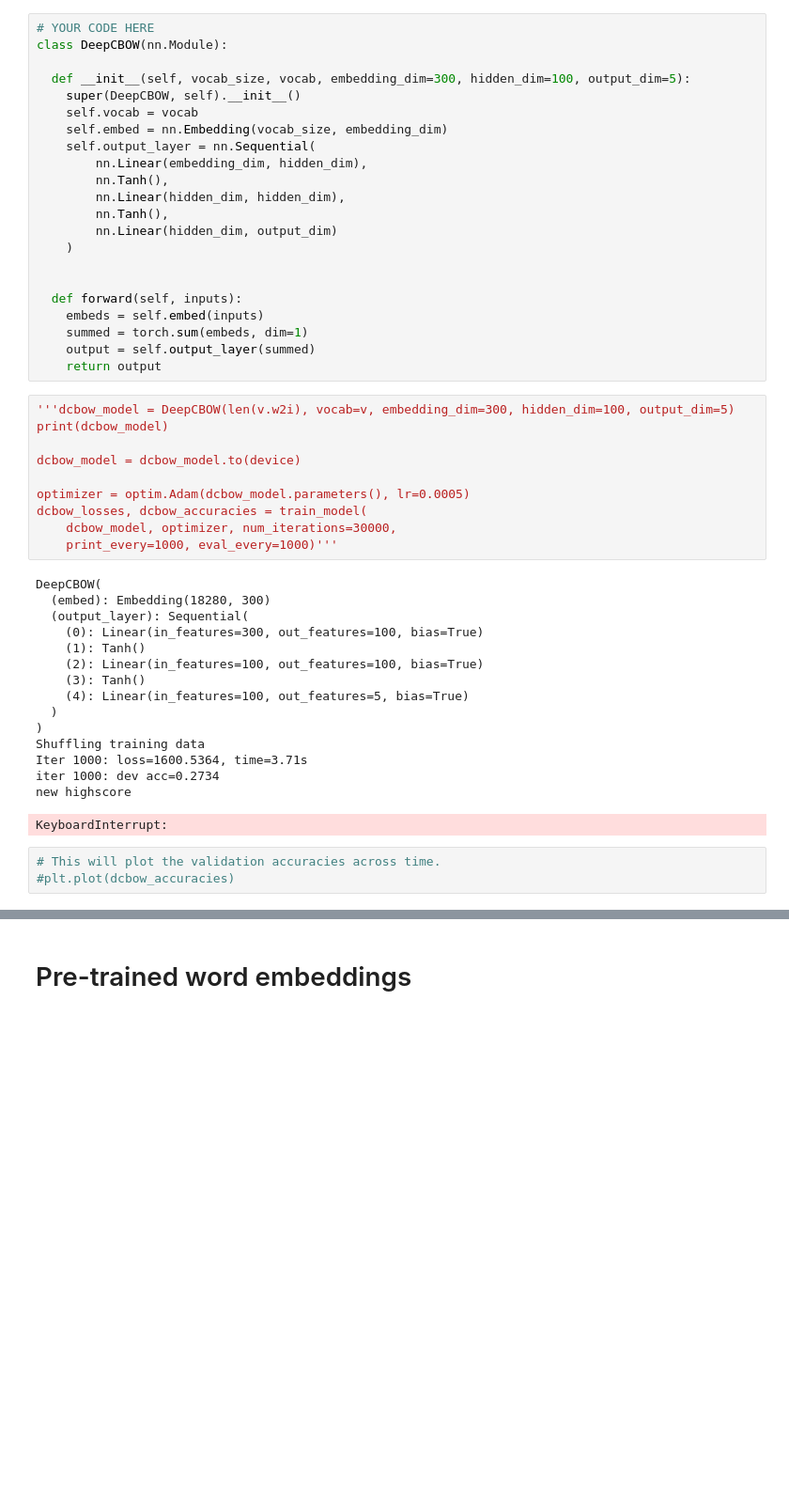
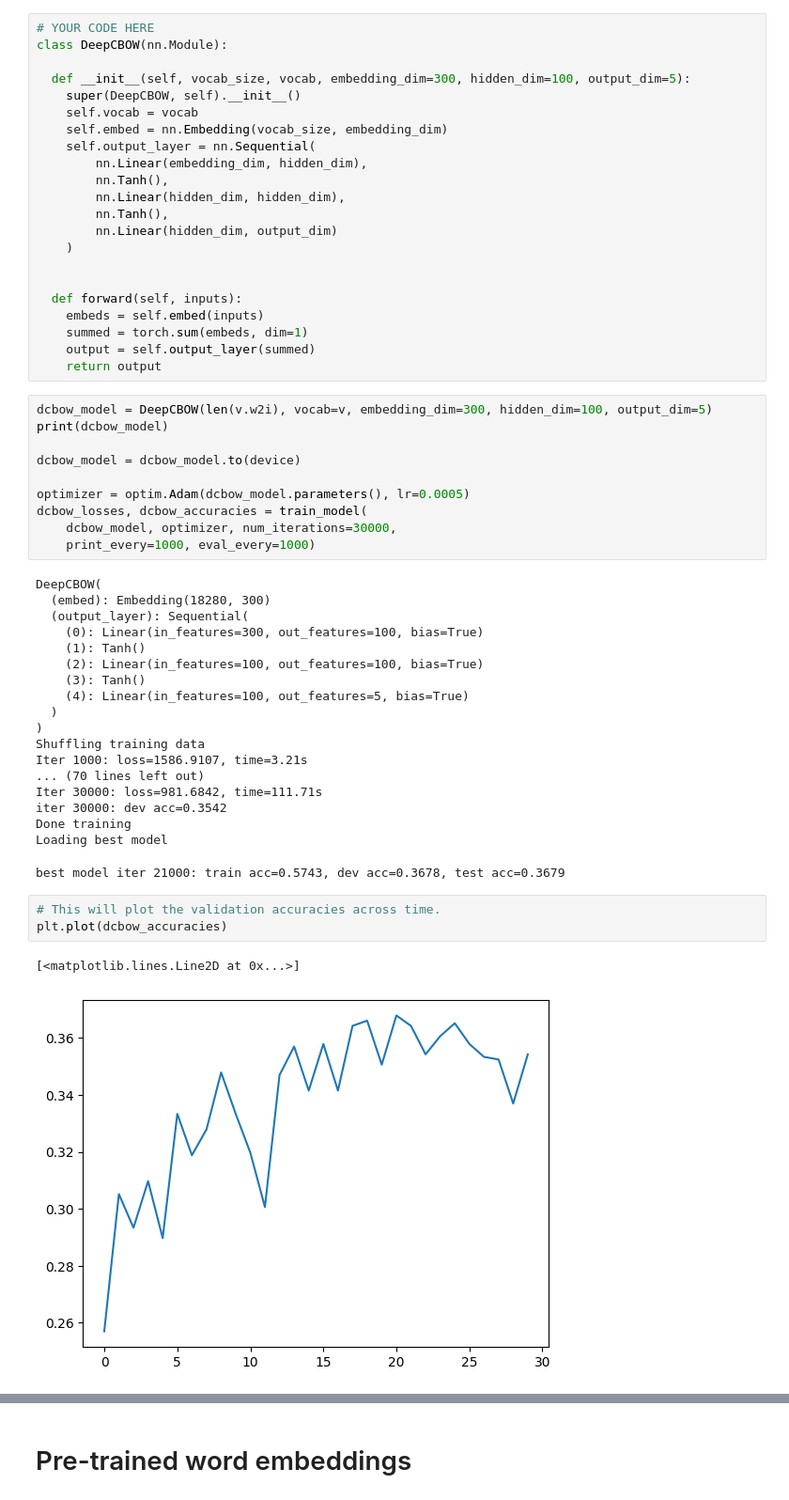
Before and after one commit to Lucyferko/NLP, a Jupyter notebook: NLP1_2024_Practical_2_(student_version).ipynb, the cells around one changed output, grey strips where cells are left out. Shown at 94% size. Cells and saved outputs as stored; diff of their text form; blank space fills up the shorter version.

Commit message:
Managed to run everything apart from tree lstm

```diff
--- a/NLP1_2024_Practical_2_(student_version).ipynb
+++ b/NLP1_2024_Practical_2_(student_version).ipynb
@@ -816,7 +851,7 @@ class DeepCBOW(nn.Module):
     output = self.output_layer(summed)
     return output
 # %%
-'''dcbow_model = DeepCBOW(len(v.w2i), vocab=v, embedding_dim=300, hidden_dim=100, output_dim=5)
+dcbow_model = DeepCBOW(len(v.w2i), vocab=v, embedding_dim=300, hidden_dim=100, output_dim=5)
 print(dcbow_model)
 
 dcbow_model = dcbow_model.to(device)
@@ -824,7 +859,7 @@ dcbow_model = dcbow_model.to(device)
 optimizer = optim.Adam(dcbow_model.parameters(), lr=0.0005)
 dcbow_losses, dcbow_accuracies = train_model(
     dcbow_model, optimizer, num_iterations=30000,
-    print_every=1000, eval_every=1000)'''
+    print_every=1000, eval_every=1000)
 # %% [output]
 DeepCBOW(
   (embed): Embedding(18280, 300)
@@ -837,12 +872,18 @@ DeepCBOW(
   )
 )
 Shuffling training data
-Iter 1000: loss=1600.5364, time=3.71s
-iter 1000: dev acc=0.2734
-new highscore
+Iter 1000: loss=1586.9107, time=3.21s
+... (70 lines left out)
+Iter 30000: loss=981.6842, time=111.71s
+iter 30000: dev acc=0.3542
+Done training
+Loading best model
-KeyboardInterrupt:
+best model iter 21000: train acc=0.5743, dev acc=0.3678, test acc=0.3679
 # %%
 # This will plot the validation accuracies across time.
-#plt.plot(dcbow_accuracies)
+plt.plot(dcbow_accuracies)
+# %% [output]
+[<matplotlib.lines.Line2D at 0x...>]
+[figure, added]
 # %%
 # This will plot the training loss over time.
```
Also changed, not shown: parts of 31 cells of this notebook.
